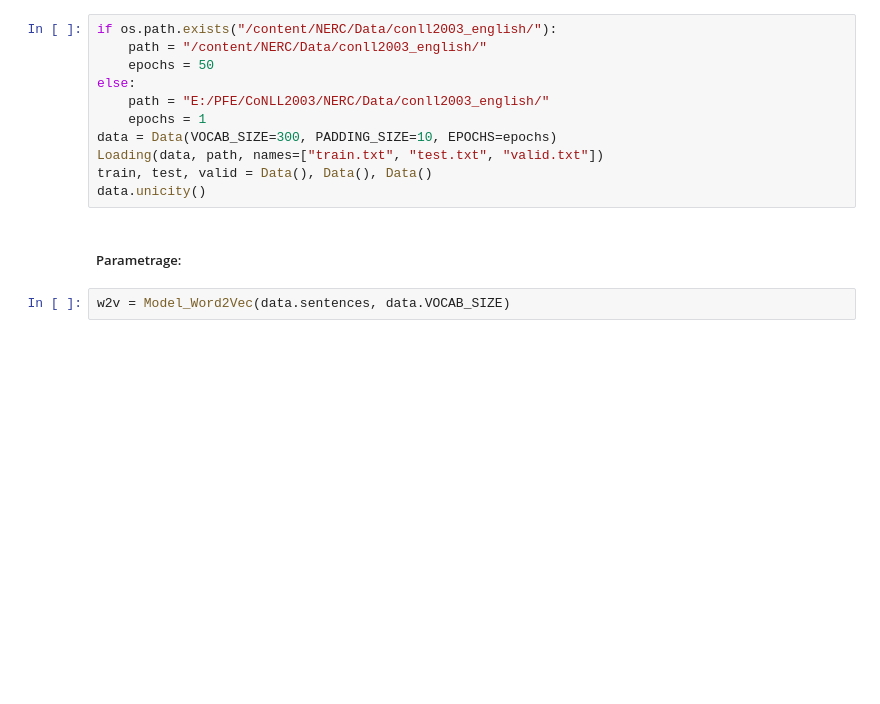
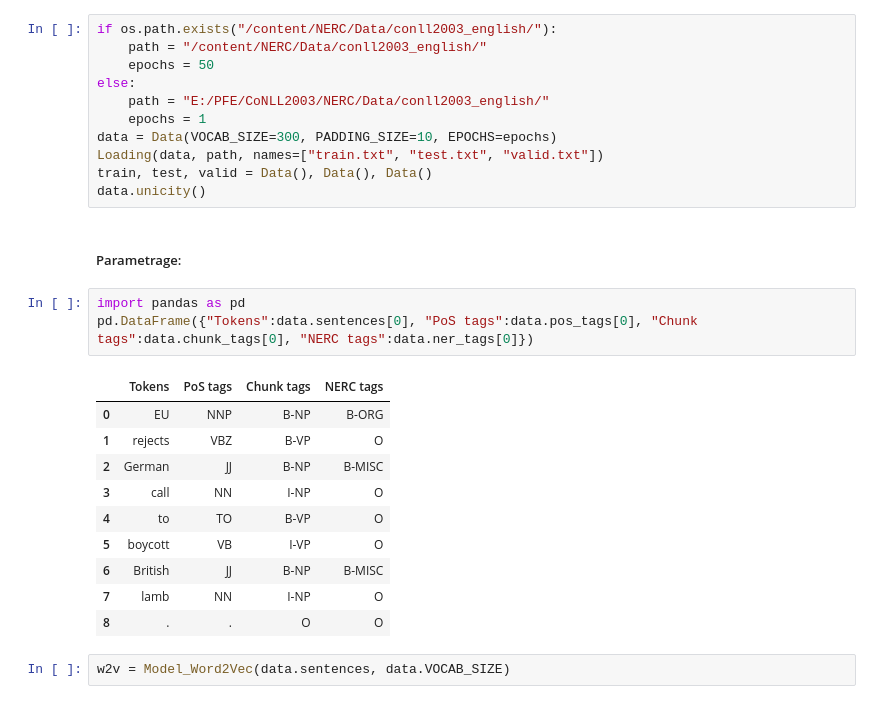
Before and after one commit to taslimamindia/NERC, a Jupyter notebook: Code/lstm.ipynb, the cells around one changed output. Saved outputs shown, nothing was run; the diff lists cells and outputs as text; blank space fills up the shorter version.

```diff
--- a/Code/lstm.ipynb
+++ b/Code/lstm.ipynb
@@ -31,6 +31,20 @@ train, test, valid = Data(), Data(), Data()
 data.unicity()
 # %% [markdown]
 ##### Parametrage:
+# %%
+import pandas as pd
+pd.DataFrame({"Tokens":data.sentences[0], "PoS tags":data.pos_tags[0], "Chunk tags":data.chunk_tags[0], "NERC tags":data.ner_tags[0]})
+# %% [output]
+|  | Tokens | PoS tags | Chunk tags | NERC tags |
+| 0 | EU | NNP | B-NP | B-ORG |
+| 1 | rejects | VBZ | B-VP | O |
+| 2 | German | JJ | B-NP | B-MISC |
+| 3 | call | NN | I-NP | O |
+| 4 | to | TO | B-VP | O |
+| 5 | boycott | VB | I-VP | O |
+| 6 | British | JJ | B-NP | B-MISC |
+| 7 | lamb | NN | I-NP | O |
+| 8 | . | . | O | O |
 # %%
 w2v = Model_Word2Vec(data.sentences, data.VOCAB_SIZE)
 # %% [markdown]
```
Also changed, not shown: parts of 5 cells of this notebook, 13 other files.
